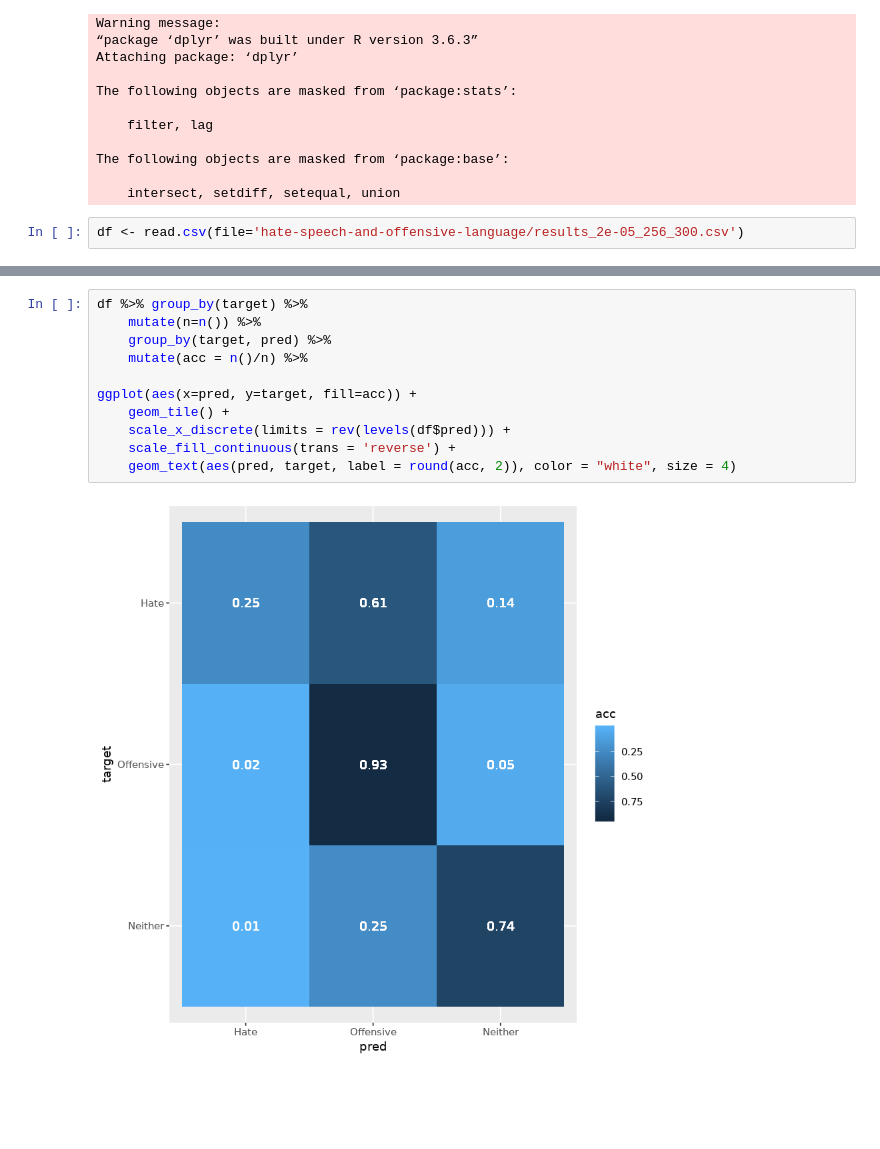
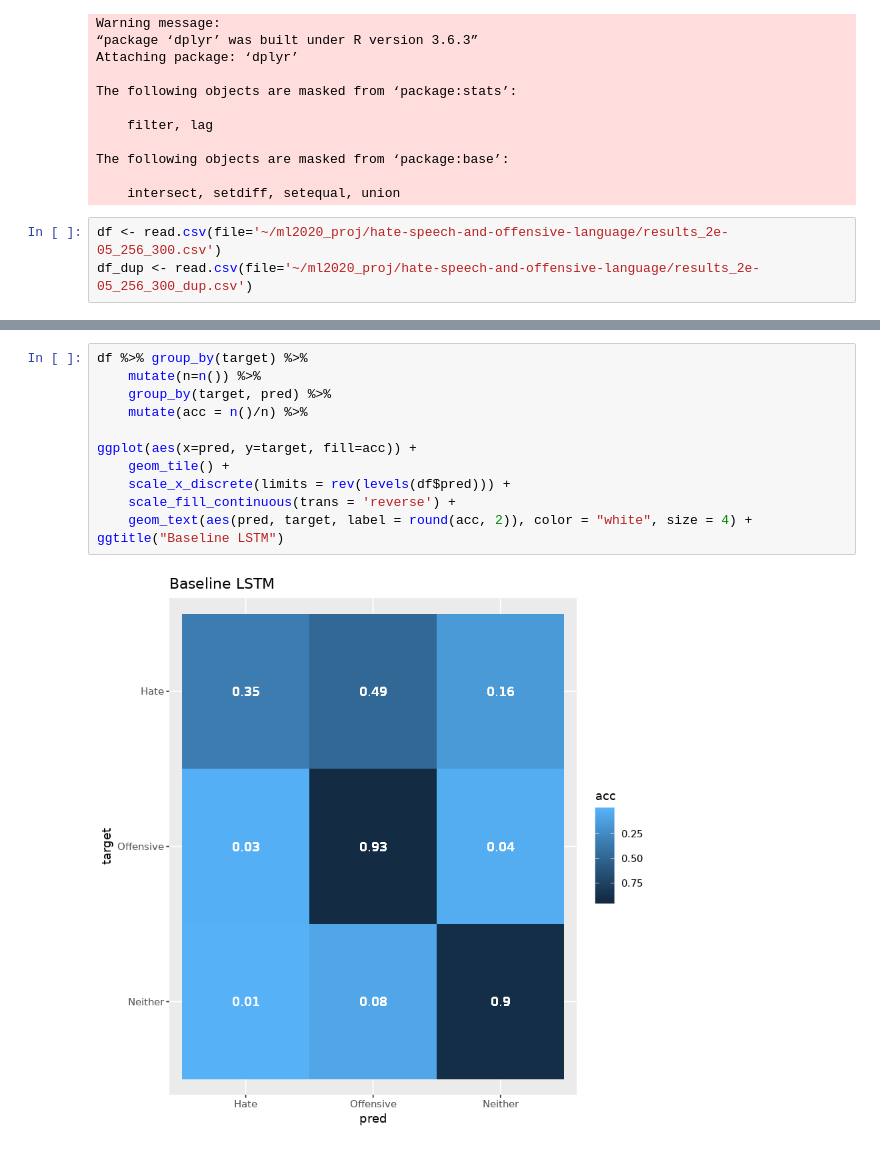
Before and after one commit to adityayedetore/hate-speech-and-offensive-language, a Jupyter notebook: analysis.ipynb, the cells around one changed output, grey strips where cells are left out. Saved outputs shown, nothing was run; the diff lists cells and outputs as text; blank space fills up the shorter version.

```diff
--- a/analysis.ipynb
+++ b/analysis.ipynb
@@ -19,7 +19,8 @@ The following objects are masked from ‘package:base’:
 
     intersect, setdiff, setequal, union
 # %%
-df <- read.csv(file='hate-speech-and-offensive-language/results_2e-05_256_300.csv')
+df <- read.csv(file='~/ml2020_proj/hate-speech-and-offensive-language/results_2e-05_256_300.csv')
+df_dup <- read.csv(file='~/ml2020_proj/hate-speech-and-offensive-language/results_2e-05_256_300_dup.csv')
 # %%
 df$pred <- recode_factor(df$pred, `1` = "Neither", `0` = "Offensive", `2` = "Hate")
 df$target <- recode_factor(df$target, `1` = "Neither", `0` = "Offensive", `2` = "Hate")
@@ -80,13 +106,14 @@ df %>% group_by(target) %>%
 # %%
 df %>% group_by(target) %>%
     mutate(n=n()) %>%
     group_by(target, pred) %>%
     mutate(acc = n()/n) %>%
 
 ggplot(aes(x=pred, y=target, fill=acc)) +
     geom_tile() +
     scale_x_discrete(limits = rev(levels(df$pred))) +
     scale_fill_continuous(trans = 'reverse') +
-    geom_text(aes(pred, target, label = round(acc, 2)), color = "white", size = 4)
+    geom_text(aes(pred, target, label = round(acc, 2)), color = "white", size = 4) +
+ggtitle("Baseline LSTM")
 # %% [output]
-[figure, old version]
+[figure, new version]
```
Also changed, not shown: parts of 18 cells of this notebook.
